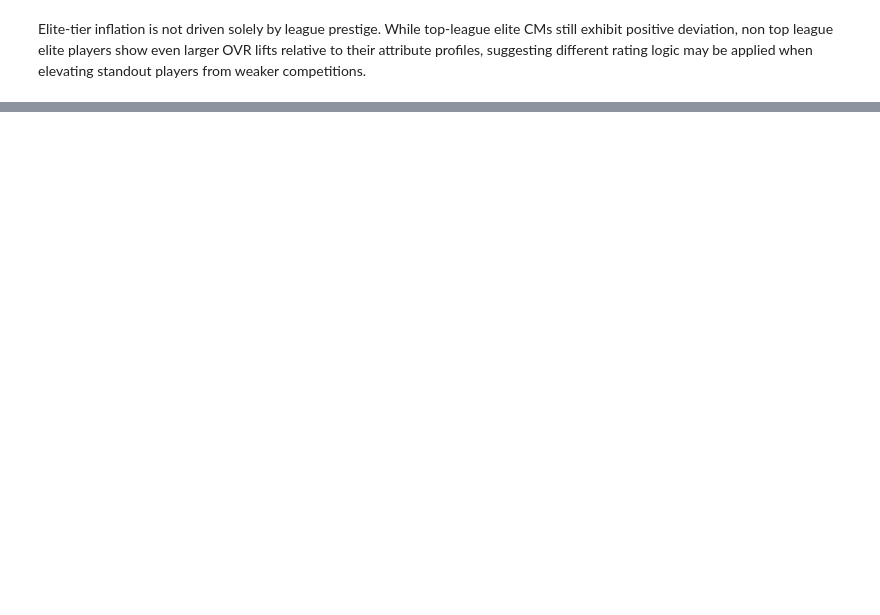
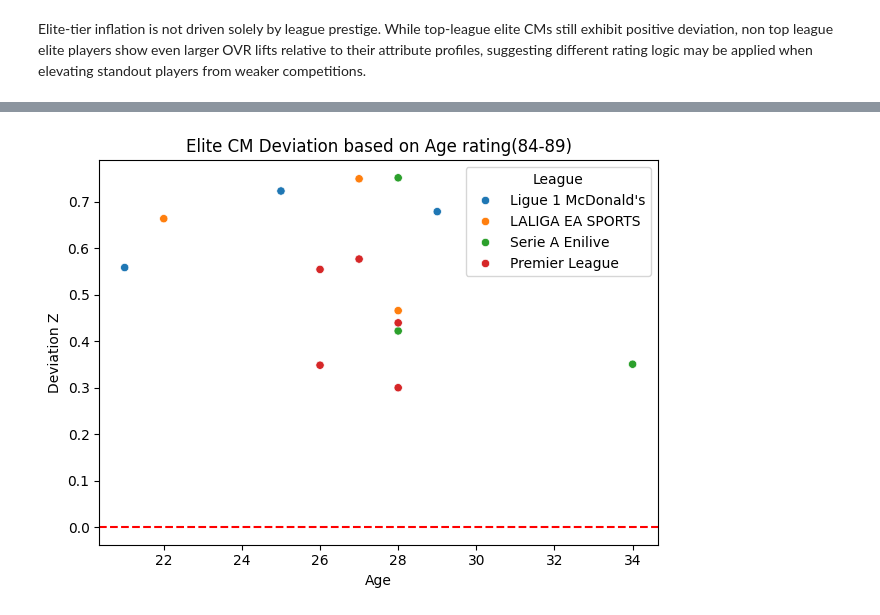
Before and after one commit to an1rudhrawat/EAFC-Dataset-Analysis, a Jupyter notebook: EAFC (1).ipynb, the cells around one changed output, grey strips where cells are left out. Cells and saved outputs as stored; diff of their text form; code cells hidden in the pictures; blank space fills up the shorter version.

```diff
--- a/EAFC (1).ipynb
+++ b/EAFC (1).ipynb
@@ -1258,0 +1284,23 @@ Elite-tier inflation is not driven solely by league prestige. While top-league e
+# %%
+elite_box=elite_box.merge(
+    male_players['Age'],
+    left_index=True,
+    right_index=True,
+    how='left'
+)
+# %%
+sns.scatterplot(
+    data=elite_box,
+    x='Age',
+    y='Deviation_z',
+    hue='League'
+)
+
+plt.axhline(0,color='red',linestyle='--')
+plt.xlabel('Age')
+plt.ylabel('Deviation Z')
+plt.title('Elite CM Deviation based on Age rating(84-89)')
+plt.tight_layout()
+plt.show()
+# %% [output]
+[figure, added]
```
Also changed, not shown: parts of 7 cells of this notebook.
